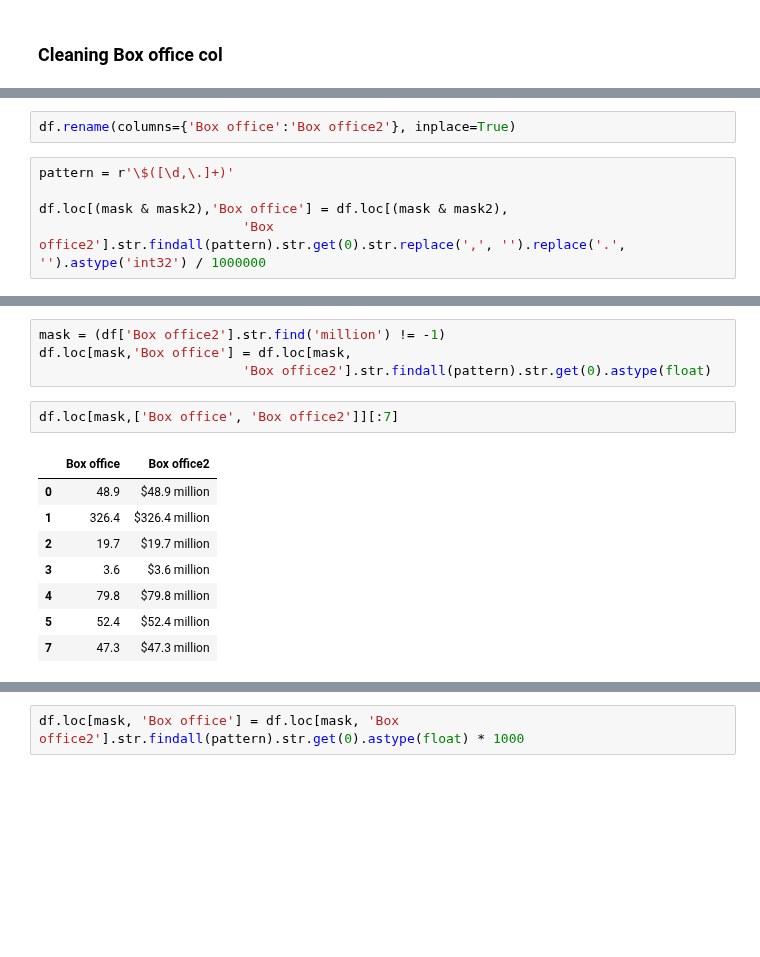
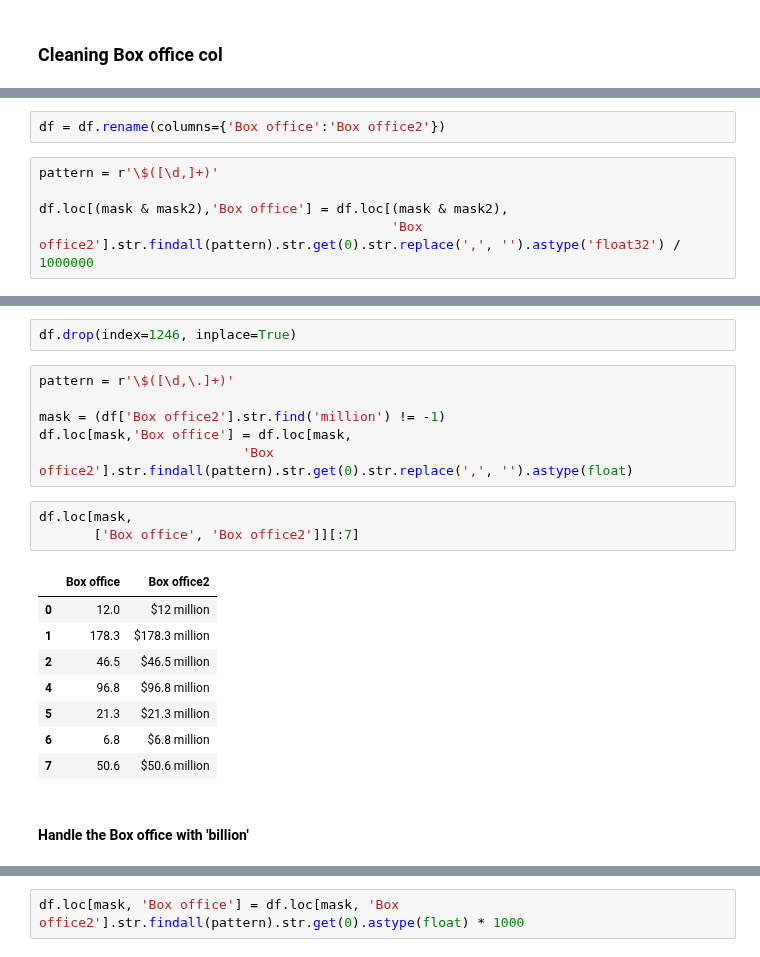
Before and after one commit to S3tuit/jup_lab, a Jupyter notebook: movies_analysis.ipynb, the cells around one changed output, grey strips where cells are left out. Saved outputs shown, nothing was run; the diff lists cells and outputs as text; blank space fills up the shorter version.

```diff
--- a/movies_analysis.ipynb
+++ b/movies_analysis.ipynb
@@ -221,7 +229,7 @@ Name: Box office, dtype: object
 # %%
-df.rename(columns={'Box office':'Box office2'}, inplace=True)
+df = df.rename(columns={'Box office':'Box office2'})
 # %%
-pattern = r'\$([\d,\.]+)'
+pattern = r'\$([\d,]+)'
 
 df.loc[(mask & mask2),'Box office'] = df.loc[(mask & mask2),
-                          'Box office2'].str.findall(pattern).str.get(0).str.replace(',', '').replace('.', '').astype('int32') / 1000000
+                                             'Box office2'].str.findall(pattern).str.get(0).str.replace(',', '').astype('float32') / 1000000
@@ -246,18 +258,25 @@ Name: Box office, dtype: float64
+# %%
+df.drop(index=1246, inplace=True)
 # %%
+pattern = r'\$([\d,\.]+)'
+
 mask = (df['Box office2'].str.find('million') != -1)
 df.loc[mask,'Box office'] = df.loc[mask,
-                          'Box office2'].str.findall(pattern).str.get(0).astype(float)
+                          'Box office2'].str.findall(pattern).str.get(0).str.replace(',', '').astype(float)
 # %%
-df.loc[mask,['Box office', 'Box office2']][:7]
+df.loc[mask,
+       ['Box office', 'Box office2']][:7]
 # %% [output]
 |  | Box office | Box office2 |
-| 0 | 48.9 | $48.9 million |
-| 1 | 326.4 | $326.4 million |
-| 2 | 19.7 | $19.7 million |
-| 3 | 3.6 | $3.6 million |
-| 4 | 79.8 | $79.8 million |
-| 5 | 52.4 | $52.4 million |
-| 7 | 47.3 | $47.3 million |
+| 0 | 12.0 | $12 million |
+| 1 | 178.3 | $178.3 million |
+| 2 | 46.5 | $46.5 million |
+| 4 | 96.8 | $96.8 million |
+| 5 | 21.3 | $21.3 million |
+| 6 | 6.8 | $6.8 million |
+| 7 | 50.6 | $50.6 million |
+# %% [markdown]
+#### Handle the Box office with 'billion'
 # %%
 mask = (df['Box office2'].str.find('billion') != -1)
 mask.sum()
```
Also changed, not shown: parts of 133 cells of this notebook, 2 other files.
